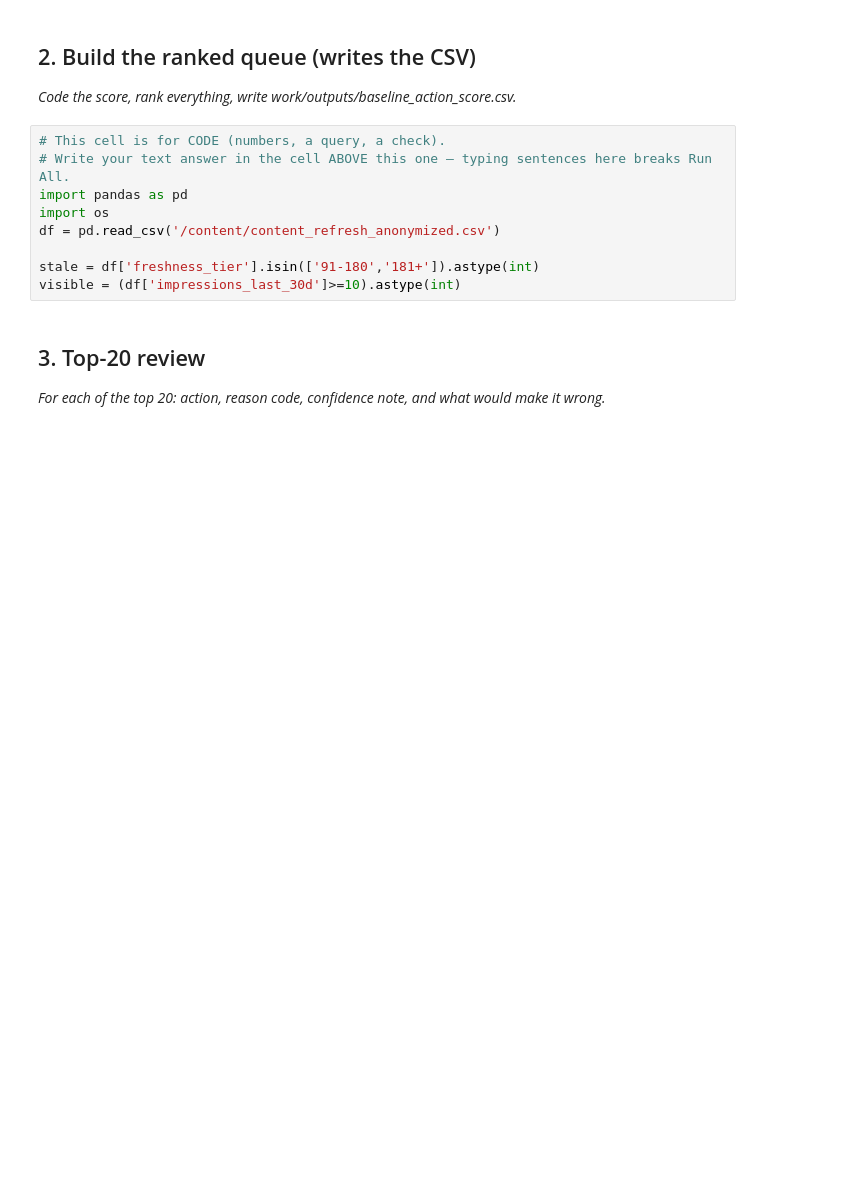
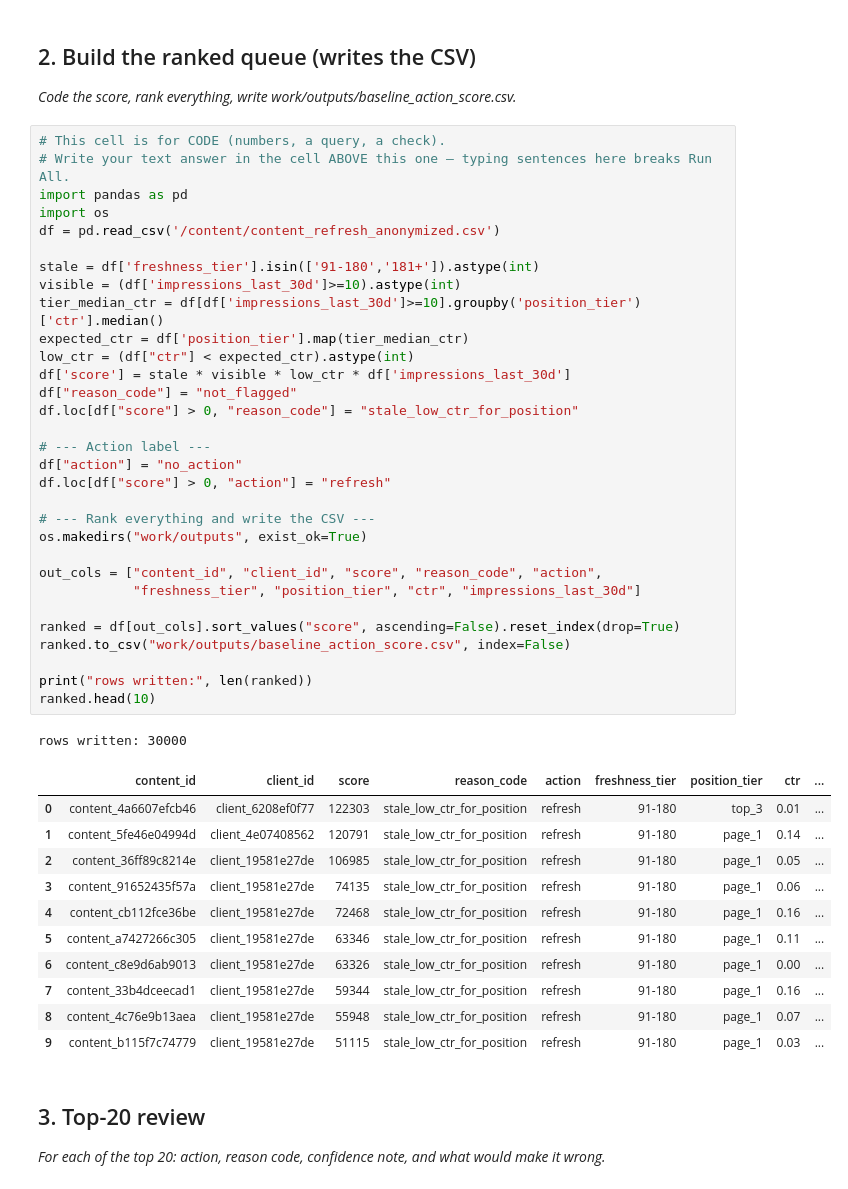
Before and after one commit to omarmahmoud4356/ai, a Jupyter notebook: work/notebooks/w04_baseline_score.ipynb, the cells around one changed output. Drawn from its saved outputs; the diff is of its cells as text; blank space fills up the shorter version.

```diff
--- a/work/notebooks/w04_baseline_score.ipynb
+++ b/work/notebooks/w04_baseline_score.ipynb
@@ -23,12 +23,47 @@ so my simple rule is : the page needs to refresh if its ctr is low compared to i
 # %%
 # This cell is for CODE (numbers, a query, a check).
 # Write your text answer in the cell ABOVE this one — typing sentences here breaks Run All.
 import pandas as pd
 import os
 df = pd.read_csv('/content/content_refresh_anonymized.csv')
 
 stale = df['freshness_tier'].isin(['91-180','181+']).astype(int)
 visible = (df['impressions_last_30d']>=10).astype(int)
+tier_median_ctr = df[df['impressions_last_30d']>=10].groupby('position_tier')['ctr'].median()
+expected_ctr = df['position_tier'].map(tier_median_ctr)
+low_ctr = (df["ctr"] < expected_ctr).astype(int)
+df['score'] = stale * visible * low_ctr * df['impressions_last_30d']
+df["reason_code"] = "not_flagged"
+df.loc[df["score"] > 0, "reason_code"] = "stale_low_ctr_for_position"
+
+# --- Action label ---
+df["action"] = "no_action"
+df.loc[df["score"] > 0, "action"] = "refresh"
+
+# --- Rank everything and write the CSV ---
+os.makedirs("work/outputs", exist_ok=True)
+
+out_cols = ["content_id", "client_id", "score", "reason_code", "action",
+            "freshness_tier", "position_tier", "ctr", "impressions_last_30d"]
+
+ranked = df[out_cols].sort_values("score", ascending=False).reset_index(drop=True)
+ranked.to_csv("work/outputs/baseline_action_score.csv", index=False)
+
+print("rows written:", len(ranked))
+ranked.head(10)
+# %% [output]
+rows written: 30000
+|  | content_id | client_id | score | reason_code | action | freshness_tier | position_tier | ctr | ... |
+| 0 | content_4a6607efcb46 | client_6208ef0f77 | 122303 | stale_low_ctr_for_position | refresh | 91-180 | top_3 | 0.01 | ... |
+| 1 | content_5fe46e04994d | client_4e07408562 | 120791 | stale_low_ctr_for_position | refresh | 91-180 | page_1 | 0.14 | ... |
+| 2 | content_36ff89c8214e | client_19581e27de | 106985 | stale_low_ctr_for_position | refresh | 91-180 | page_1 | 0.05 | ... |
+| 3 | content_91652435f57a | client_19581e27de | 74135 | stale_low_ctr_for_position | refresh | 91-180 | page_1 | 0.06 | ... |
+| 4 | content_cb112fce36be | client_19581e27de | 72468 | stale_low_ctr_for_position | refresh | 91-180 | page_1 | 0.16 | ... |
+| 5 | content_a7427266c305 | client_19581e27de | 63346 | stale_low_ctr_for_position | refresh | 91-180 | page_1 | 0.11 | ... |
+| 6 | content_c8e9d6ab9013 | client_19581e27de | 63326 | stale_low_ctr_for_position | refresh | 91-180 | page_1 | 0.00 | ... |
+| 7 | content_33b4dceecad1 | client_19581e27de | 59344 | stale_low_ctr_for_position | refresh | 91-180 | page_1 | 0.16 | ... |
+| 8 | content_4c76e9b13aea | client_19581e27de | 55948 | stale_low_ctr_for_position | refresh | 91-180 | page_1 | 0.07 | ... |
+| 9 | content_b115f7c74779 | client_19581e27de | 51115 | stale_low_ctr_for_position | refresh | 91-180 | page_1 | 0.03 | ... |
 # %% [markdown]
 ## 3. Top-20 review
 
```
Also changed, not shown: parts of 4 cells of this notebook.
